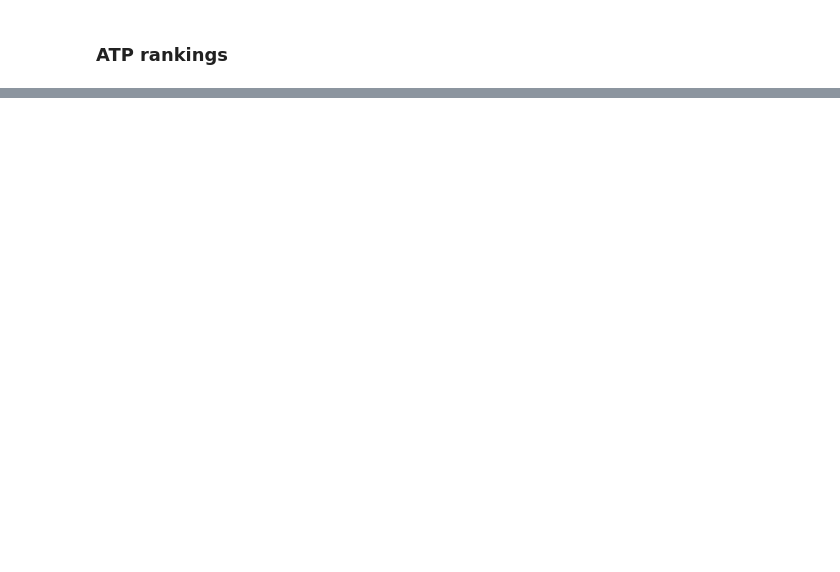
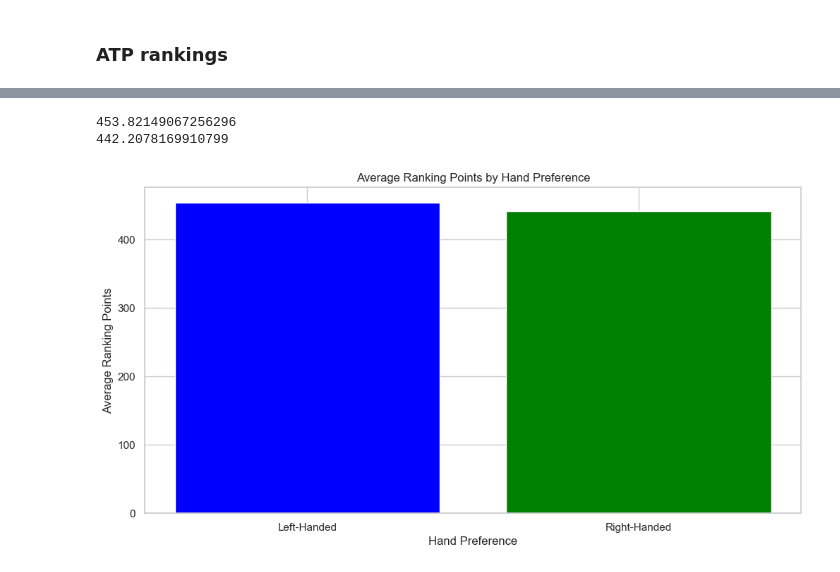
Before and after one commit to jarekserafin/tennis_atp, a Jupyter notebook: rankings.ipynb, the cells around one changed output, grey strips where cells are left out. Drawn from its saved outputs; the diff is of its cells as text; code cells hidden in the pictures; blank space fills up the shorter version.

```diff
--- a/rankings.ipynb
+++ b/rankings.ipynb
@@ -153,0 +134,19 @@ atp_matches_df
+# %%
+# which hand gain more points
+left_handed = merged_df[merged_df['hand'] == 'L']
+right_handed = merged_df[merged_df['hand'] == 'R']
+mean_points_left = left_handed['points'].mean()
+mean_points_right = right_handed['points'].mean()
+print(mean_points_left)
+print(mean_points_right)
+plt.figure(figsize=(12, 6))
+plt.bar(['Left-Handed', 'Right-Handed'], [mean_points_left, mean_points_right], color=['blue', 'green'])
+plt.title('Average Ranking Points by Hand Preference')
+plt.xlabel('Hand Preference')
+plt.ylabel('Average Ranking Points')
+plt.grid(True)
+plt.show()
+# %% [output]
+453.82149067256296
+442.2078169910799
+[figure, added]
```
Also changed, not shown: parts of 28 cells of this notebook.
